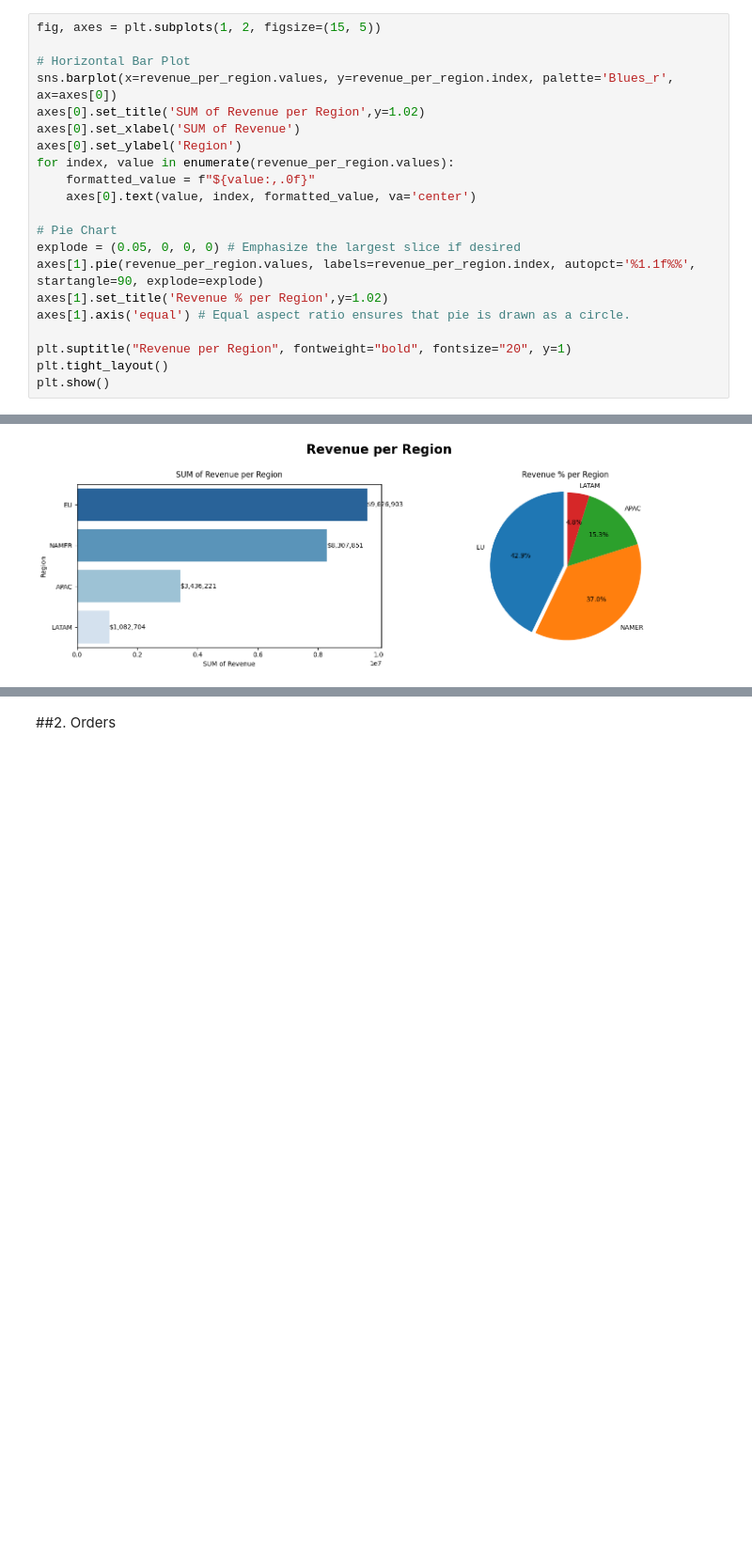
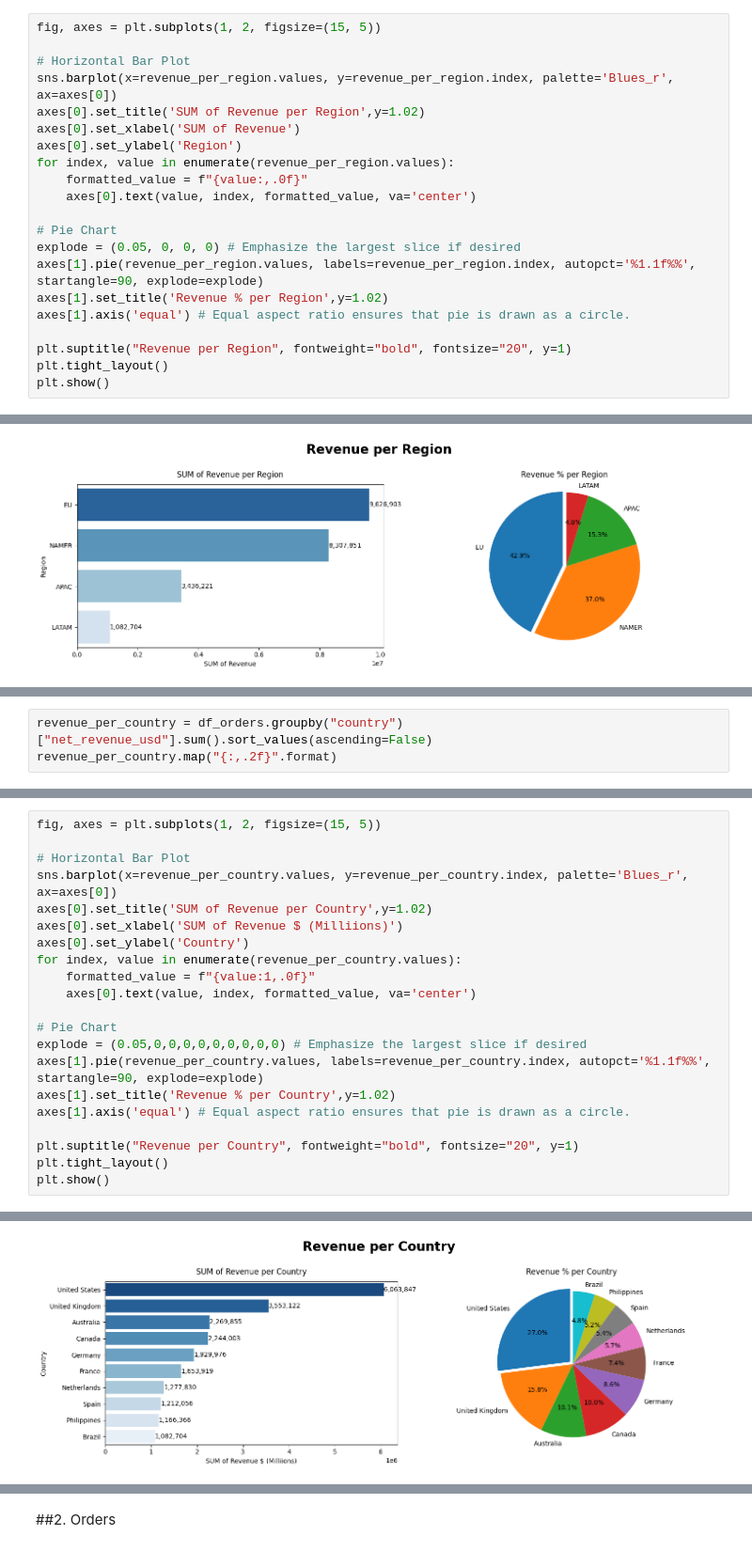
Before and after one commit to maherkh07/ecommerce-transaction-analysis, a Jupyter notebook: E_commerce_analysis.ipynb, the cells around one changed output, grey strips where cells are left out. Shown at 94% size. Cells and saved outputs as stored; diff of their text form; blank space fills up the shorter version.

```diff
--- a/E_commerce_analysis.ipynb
+++ b/E_commerce_analysis.ipynb
@@ -328,7 +348,7 @@ axes[0].set_title('SUM of Revenue per Region',y=1.02)
 axes[0].set_xlabel('SUM of Revenue')
 axes[0].set_ylabel('Region')
 for index, value in enumerate(revenue_per_region.values):
-    formatted_value = f"${value:,.0f}"
+    formatted_value = f"{value:,.0f}"
     axes[0].text(value, index, formatted_value, va='center')
 
 # Pie Chart
@@ -347,0 +370,3 @@ Passing `palette` without assigning `hue` is deprecated and will be removed in v
+# %%
+revenue_per_country = df_orders.groupby("country")["net_revenue_usd"].sum().sort_values(ascending=False)
+revenue_per_country.map("{:,.2f}".format)
@@ -347,0 +387,22 @@ Passing `palette` without assigning `hue` is deprecated and will be removed in v
+# %%
+fig, axes = plt.subplots(1, 2, figsize=(15, 5))
+
+# Horizontal Bar Plot
+sns.barplot(x=revenue_per_country.values, y=revenue_per_country.index, palette='Blues_r', ax=axes[0])
+axes[0].set_title('SUM of Revenue per Country',y=1.02)
+axes[0].set_xlabel('SUM of Revenue $ (Milliions)')
+axes[0].set_ylabel('Country')
+for index, value in enumerate(revenue_per_country.values):
+    formatted_value = f"{value:1,.0f}"
+    axes[0].text(value, index, formatted_value, va='center')
+
+# Pie Chart
+explode = (0.05,0,0,0,0,0,0,0,0,0) # Emphasize the largest slice if desired
+axes[1].pie(revenue_per_country.values, labels=revenue_per_country.index, autopct='%1.1f%%', startangle=90, explode=explode)
+axes[1].set_title('Revenue % per Country',y=1.02)
+axes[1].axis('equal') # Equal aspect ratio ensures that pie is drawn as a circle.
+
+plt.suptitle("Revenue per Country", fontweight="bold", fontsize="20", y=1)
+plt.tight_layout()
+plt.show()
+# %% [output]
@@ -347,0 +412 @@ Passing `palette` without assigning `hue` is deprecated and will be removed in v
+[figure, added]
```
Also changed, not shown: parts of 8 cells of this notebook.
